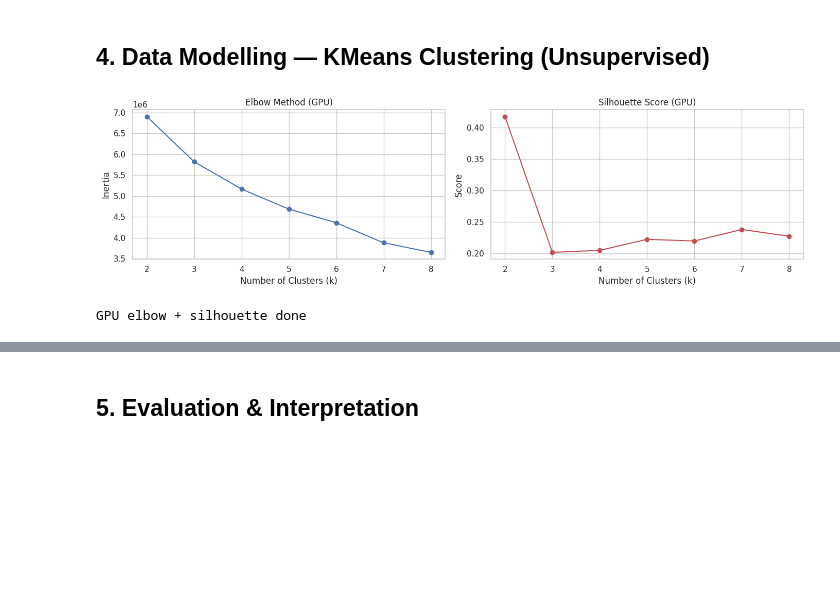
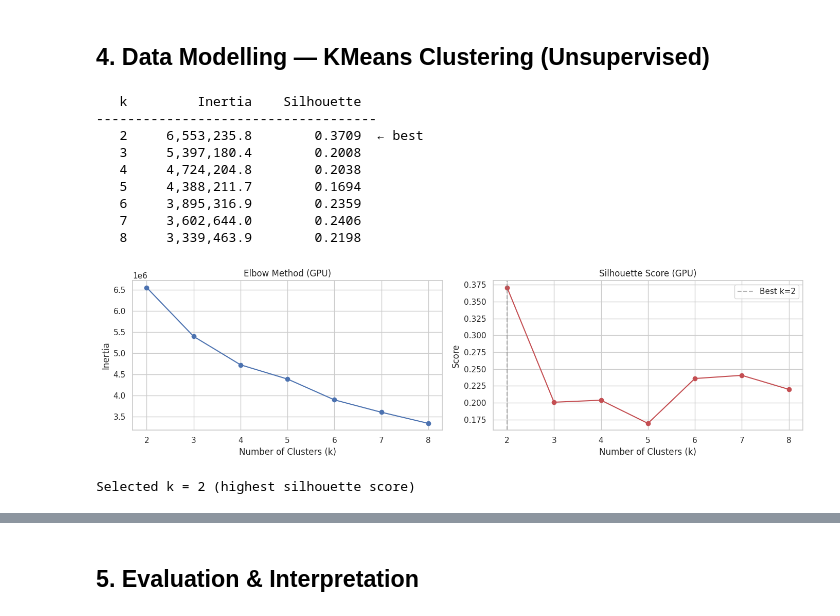
Before and after one commit to condrowiyono/pdb, a Jupyter notebook: bagian1_banking_hints.ipynb, the cells around one changed output, grey strips where cells are left out. Saved outputs shown, nothing was run; the diff lists cells and outputs as text; code cells hidden in the pictures; blank space fills up the shorter version.

```diff
--- a/bagian1_banking_hints.ipynb
+++ b/bagian1_banking_hints.ipynb
@@ -321,43 +366,54 @@ High-correlation pairs (|r| > 0.80): ['Frequency↔Monetary_cv: 0.87', 'Frequenc
 # %% [markdown]
 ## 4. Data Modelling — KMeans Clustering (Unsupervised)
 # %%
-import cupy as cp
-import matplotlib.pyplot as plt
-# from cuml.cluster import KMeans as cuKMeans
-from cuml.cluster import KMeans as cuKMeans
-from cuml.metrics.cluster import silhouette_score as cu_silhouette_score
-
-# Move scaled features to GPU
+# --- Elbow Method + Silhouette Score (GPU) ---
 X_gpu = cp.asarray(rfm_scaled)
 
-# Elbow + silhouette on GPU
-inertias = []
-silhouettes = []
-K_range = range(2, 9)
+inertias     = []
+silhouettes  = []
+K_range      = range(2, 9)
 
 for k in K_range:
-    km = cuKMeans(n_clusters=k, random_state=42, n_init=10)
+    km     = cuKMeans(n_clusters=k, random_state=42, n_init=10)
     labels = km.fit_predict(X_gpu)
     inertias.append(float(km.inertia_))
     silhouettes.append(float(cu_silhouette_score(X_gpu, labels)))
+
+# Print score table so k-selection is reproducible and auditable
+print(f"{'k':>4}  {'Inertia':>14}  {'Silhouette':>12}")
+print('-' * 36)
+best_k = K_range.start + int(np.argmax(silhouettes))
+for k, ine, sil in zip(K_range, inertias, silhouettes):
+    marker = '  ← best' if k == best_k else ''
+    print(f'{k:>4}  {ine:>14,.1f}  {sil:>12.4f}{marker}')
 
 fig, axes = plt.subplots(1, 2, figsize=(14, 4))
 axes[0].plot(list(K_range), inertias, 'bo-')
 axes[0].set_title('Elbow Method (GPU)')
 axes[0].set_xlabel('Number of Clusters (k)')
 axes[0].set_ylabel('Inertia')
 
 axes[1].plot(list(K_range), silhouettes, 'ro-')
+axes[1].axvline(best_k, color='gray', linestyle='--', alpha=0.6, label=f'Best k={best_k}')
 axes[1].set_title('Silhouette Score (GPU)')
 axes[1].set_xlabel('Number of Clusters (k)')
 axes[1].set_ylabel('Score')
+axes[1].legend()
 
 plt.tight_layout()
 plt.savefig('elbow_silhouette.png', dpi=150)
 plt.show()
-
-print('GPU elbow + silhouette done')
+print(f'\nSelected k = {best_k} (highest silhouette score)')
 # %% [output]
+   k         Inertia    Silhouette
+------------------------------------
+   2     6,553,235.8        0.3709  ← best
+   3     5,397,180.4        0.2008
+   4     4,724,204.8        0.2038
+   5     4,388,211.7        0.1694
+   6     3,895,316.9        0.2359
+   7     3,602,644.0        0.2406
+   8     3,339,463.9        0.2198
-[figure, old version]
+[figure, new version]
-GPU elbow + silhouette done
+Selected k = 2 (highest silhouette score)
 # %%
```
Also changed, not shown: parts of 30 cells of this notebook, 4 other files.
